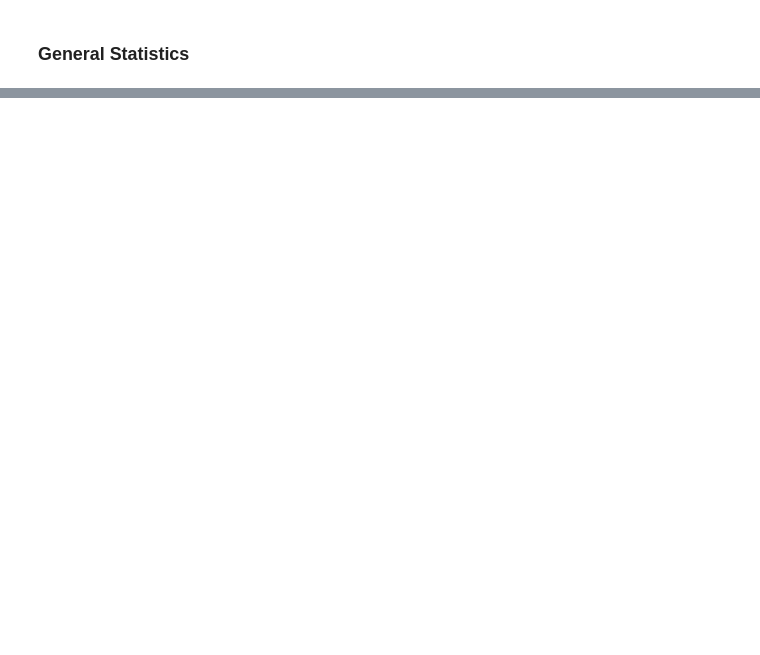
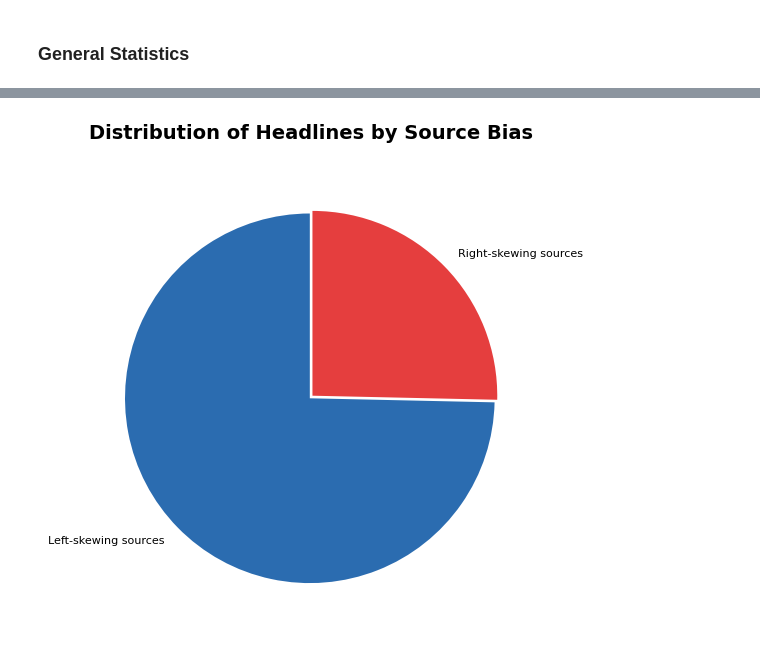
Before and after one commit to Joshua-Byrd/HeadlineAnalysis, a Jupyter notebook: notebooks/headline_analysis.ipynb, the cells around one changed output, grey strips where cells are left out. Saved outputs shown, nothing was run; the diff lists cells and outputs as text; code cells hidden in the pictures; blank space fills up the shorter version.

Commit message:
Add pie chart of headline distribution

```diff
--- a/notebooks/headline_analysis.ipynb
+++ b/notebooks/headline_analysis.ipynb
@@ -145,0 +120,20 @@ Total number of headlines: 2359
+# %%
+# Pie chart of headlines by bias
+colors = ["#2b6cb0", "#e53e3e"]
+labels = ["Left-skewing sources", "Right-skewing sources"]
+explode = (0.01, 0.01)
+fig, ax = plt.subplots(figsize=(6, 6))
+
+
+ax.pie(
+    [len(left_headlines), len(right_headlines)],
+    colors = colors,
+    labels=labels,
+    explode=explode,
+    startangle=90,
+    textprops={"fontsize": 8, "color":"black"})
+ax.set_title('Distribution of Headlines by Source Bias', fontsize=14, fontweight='bold', pad=20)
+
+fig.show()
+# %% [output]
+[figure, added]
```
Also changed, not shown: parts of 3 cells of this notebook, 1 other file.
